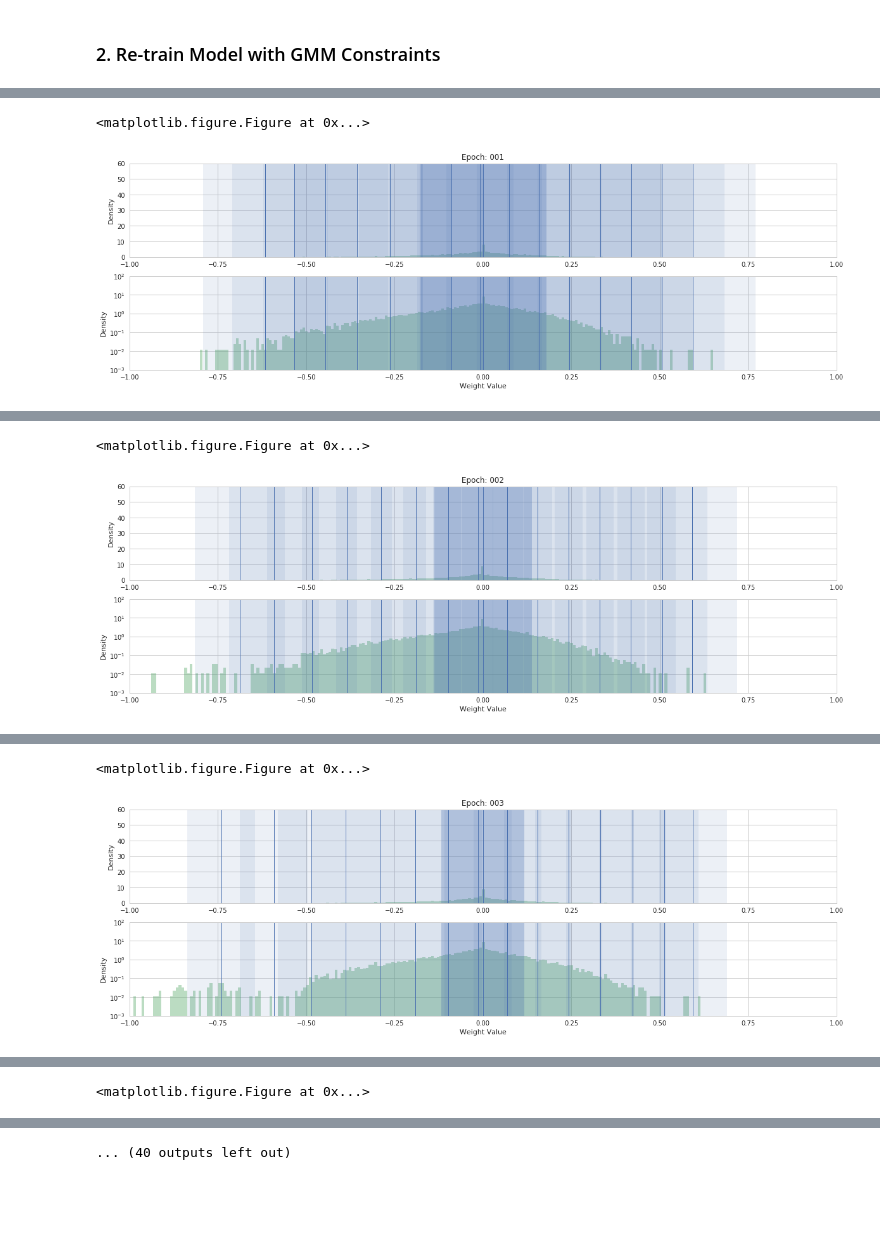
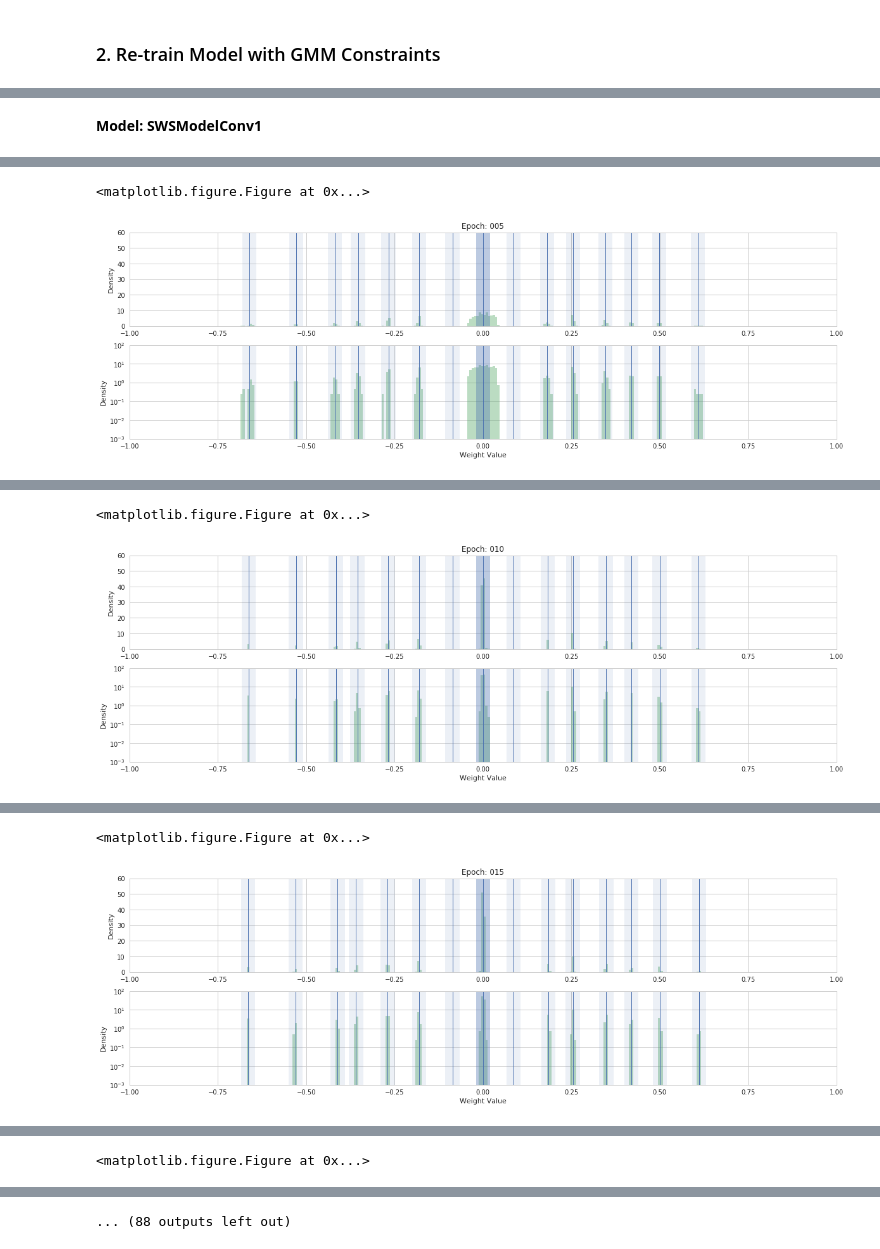
Before and after one commit to okz12/NN_compression, a Jupyter notebook: sws_kd_split.ipynb, the cells around one changed output, grey strips where cells are left out. Drawn from its saved outputs; the diff is of its cells as text; code cells hidden in the pictures; blank space fills up the shorter version.

```diff
--- a/sws_kd_split.ipynb
+++ b/sws_kd_split.ipynb
@@ -87,5 +210,5 @@ for layer in target_layers:
 # %%
-l1_dataset = torch.utils.data.TensorDataset(train_data_full, kd_targets['conv1.out'].data)#.data turns variable -> tensor
+l1_dataset = torch.utils.data.TensorDataset(train_data_full.data, kd_targets['conv1.out'].data)#.data turns variable -> tensor
 l1_loader = torch.utils.data.DataLoader(dataset=l1_dataset, batch_size=batch_size, shuffle=True)
 
 l2_dataset = torch.utils.data.TensorDataset(kd_targets['conv1.act'].data, kd_targets['conv2.out'].data)#.data turns variable -> tensor
@@ -96,38 +219,3 @@ l3_loader = torch.utils.data.DataLoader(dataset=l3_dataset, batch_size=batch_siz
 
 l4_dataset = torch.utils.data.TensorDataset(kd_targets['fc1.act'].data, kd_targets['fc2.out'].data)#.data turns variable -> tensor
 l4_loader = torch.utils.data.DataLoader(dataset=l4_dataset, batch_size=batch_size, shuffle=True)
-# %%
-def retrain_layer(model_retrain, model_orig, data_loader, test_data_full, test_labels_full):
-    weight_loader = model_retrain.state_dict()
-    for layer in model_retrain.state_dict():
-        weight_loader[layer] = model_orig.state_dict()[layer]
-    model_retrain.load_state_dict(weight_loader)
-
-    #alpha, beta = (25000, 10)
-    alpha, beta = (2500, 10)
-    gmp = GaussianMixturePrior(16, [x for x in model_retrain.parameters()], 0.99, ab = (alpha, beta))
-
-    sws_param1 = [gmp.means]
-    sws_param2 = [gmp.gammas, gmp.rhos]
-
-    print ("Model Name: {} Epochs: {}".format(model_retrain.name, training_epochs))
-    print_dims(model_retrain)
-    criterion = nn.MSELoss()
-    optimizer_kd = torch.optim.Adam(model_retrain.parameters(), lr=1e-3, weight_decay = 0)
-    optimizer_gmp1 = torch.optim.Adam(sws_param1, lr=1e-4)
-    optimizer_gmp2 = torch.optim.Adam(sws_param2, lr=3e-3)
-
-    for epoch in range(20):
-        tau=5e-6
-        model_retrain, loss = retrain_sws_epoch(model_retrain, gmp, optimizer_kd, optimizer_gmp1, optimizer_gmp2, criterion, data_loader, tau)
-        #if(writeTensorboard):
-        #    for name, param in model_retrain.named_parameters():
-        #       writer.add_histogram(graph_title + "/" + name, param.clone().cpu().data.numpy(), epoch+1, bins='doane')
-
-        if (trueAfterN(epoch, 1)):
-            gmp.print_batch = True
-            get_layer_precision(model_fc, model, test_data_full, test_labels_full)
-            show_sws_weights(model = model_retrain, means = list(gmp.means.data.clone().cpu()), precisions = list(gmp.gammas.data.clone().cpu()), epoch = epoch)
-            print('Epoch: {}. Loss: {:.2f}'.format(epoch+1, float(loss.data)))
-
-    return model_retrain, gmp
@@ -171,7 +250,8 @@ Original: 98.89% - Retrain: 98.89% - Prune: 98.71%
 # %%
-#conv1, conv1_gmp = retrain_layer(models.SWSModelConv1().cuda(), model, l1_loader, test_data_full, test_labels_full)
-conv2, conv2_gmp = retrain_layer(models.SWSModelConv2().cuda(), model, l2_loader, test_data_full, test_labels_full)
-fc1, fc1_gmp = retrain_layer(models.SWSModelFC1().cuda(), model, l3_loader, test_data_full, test_labels_full)
-fc2, fc2_gmp = retrain_layer(models.SWSModelFC2().cuda(), model, l4_loader, test_data_full, test_labels_full)
+conv1, conv1_gmp = retrain_layer(models.SWSModelConv1().cuda(), model, l1_loader, test_data_full, test_labels_full, 2.5e5, 100, 5e-4)
+conv2, conv2_gmp = retrain_layer(models.SWSModelConv2().cuda(), model, l2_loader, test_data_full, test_labels_full, 2.5e5, 100, 5e-4)
+fc1, fc1_gmp = retrain_layer(models.SWSModelFC1().cuda(), model, l3_loader, test_data_full, test_labels_full, 2.5e5, 100, 5e-4)
+fc2, fc2_gmp = retrain_layer(models.SWSModelFC2().cuda(), model, l4_loader, test_data_full, test_labels_full, 2.5e5, 100, 5e-4)
 # %% [output]
+**Model: SWSModelConv1**
 0-component Mean: 2500.0 Variance: 1250.0
@@ -186,2 +267,2 @@ Original: 98.89% - Retrain: 98.89% - Prune: 98.71%
 <matplotlib.figure.Figure at 0x...>
-[figure, old version]
+[figure, new version]
@@ -194,2 +271,2 @@ Original: 98.89% - Retrain: 98.89% - Prune: 98.71%
 <matplotlib.figure.Figure at 0x...>
-[figure, old version]
+[figure, new version]
@@ -202,2 +275,2 @@ Original: 98.89% - Retrain: 98.89% - Prune: 98.71%
 <matplotlib.figure.Figure at 0x...>
-[figure, old version]
+[figure, new version]
@@ -212 +280 @@ Original: 98.89% - Retrain: 98.89% - Prune: 98.71%
-... (40 outputs left out)
+... (88 outputs left out)
```
Also changed, not shown: parts of 26 cells of this notebook, 11 other files.
